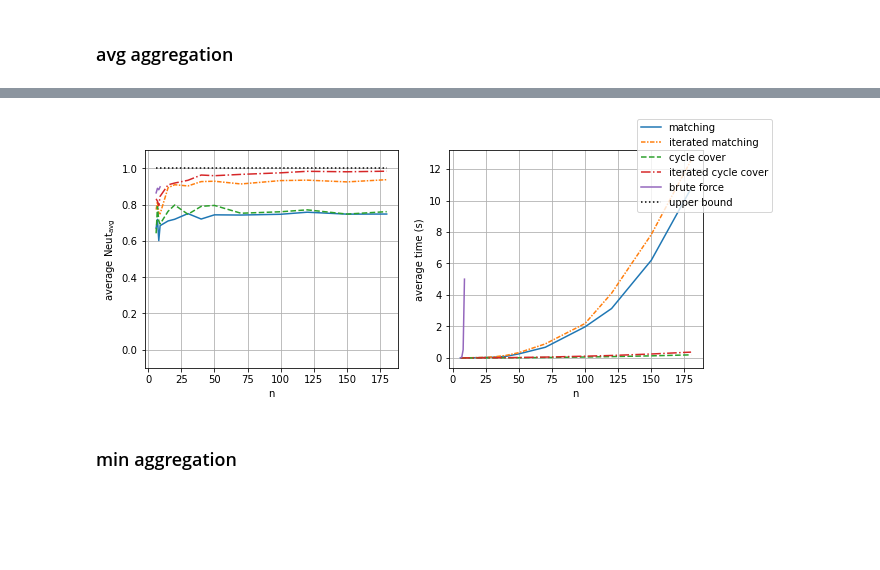
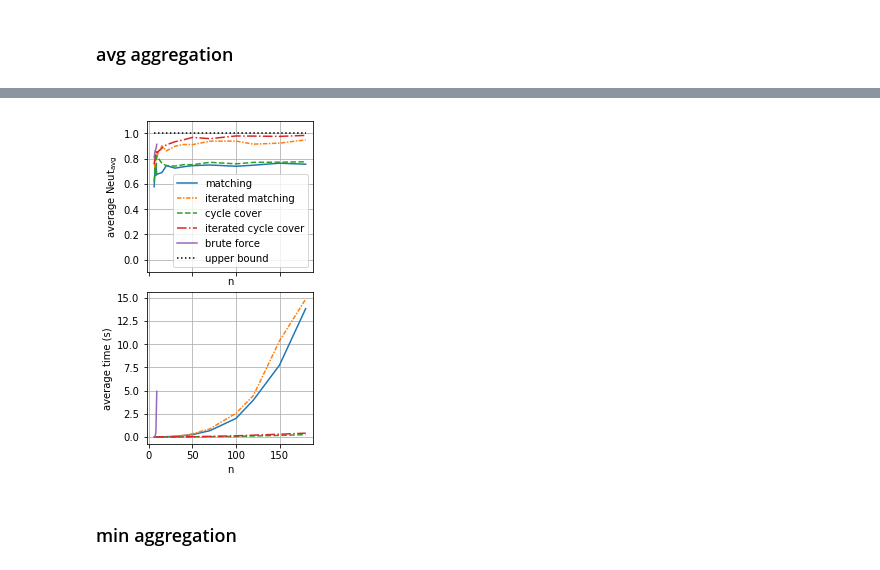
Before and after one commit to UIC-InDeXLab/news-ordering, a Jupyter notebook: maximizing_neutrality.ipynb, the cells around one changed output, grey strips where cells are left out. Saved outputs shown, nothing was run; the diff lists cells and outputs as text; code cells hidden in the pictures; blank space fills up the shorter version.

Commit message:
Generate differently formatted plots

```diff
--- a/maximizing_neutrality.ipynb
+++ b/maximizing_neutrality.ipynb
@@ -489,31 +489,31 @@ for n in tqdm(n_domain):
     neuts.append(inner_neuts)
     times.append(inner_times)
 # %%
-fig, axes = plt.subplots(1, 2, figsize=(10,4))
+fig, axes = plt.subplots(2, 1, figsize=(3,5), sharex=True, constrained_layout=True)
 # fig.suptitle('PathMaxTSP solver performances')
 
 axes[0].plot(n_domain, neuts, label=solver_names)
 axes[0].plot(n_domain, [1 for _ in n_domain], label='upper bound', color='black', linestyle=':')
 axes[0].set_xlabel('n')
 axes[0].set_ylabel(r'average $\operatorname{Neut}_{\operatorname{avg}}$')
 axes[0].set_ybound(-0.1, 1.1)
 
 # axes[0].set_xscale('log')
 
 axes[1].plot(n_domain, times)
 axes[1].set_xlabel('n')
 axes[1].set_ylabel('average time (s)')
 
 # axes[1].set_xscale('log')
 # axes[1].set_yscale('log')
 
 axes[0].grid(visible=True)
 axes[1].grid(visible=True)
-fig.legend()
+axes[0].legend(loc="lower right")
 
 plt.savefig("plots/avg_agg_plots.png")
 # %% [output]
-[figure, old version]
+[figure, new version]
 # %% [markdown]
 ### min aggregation
 # %%
```
Also changed, not shown: parts of 4 cells of this notebook, 19 other files.
